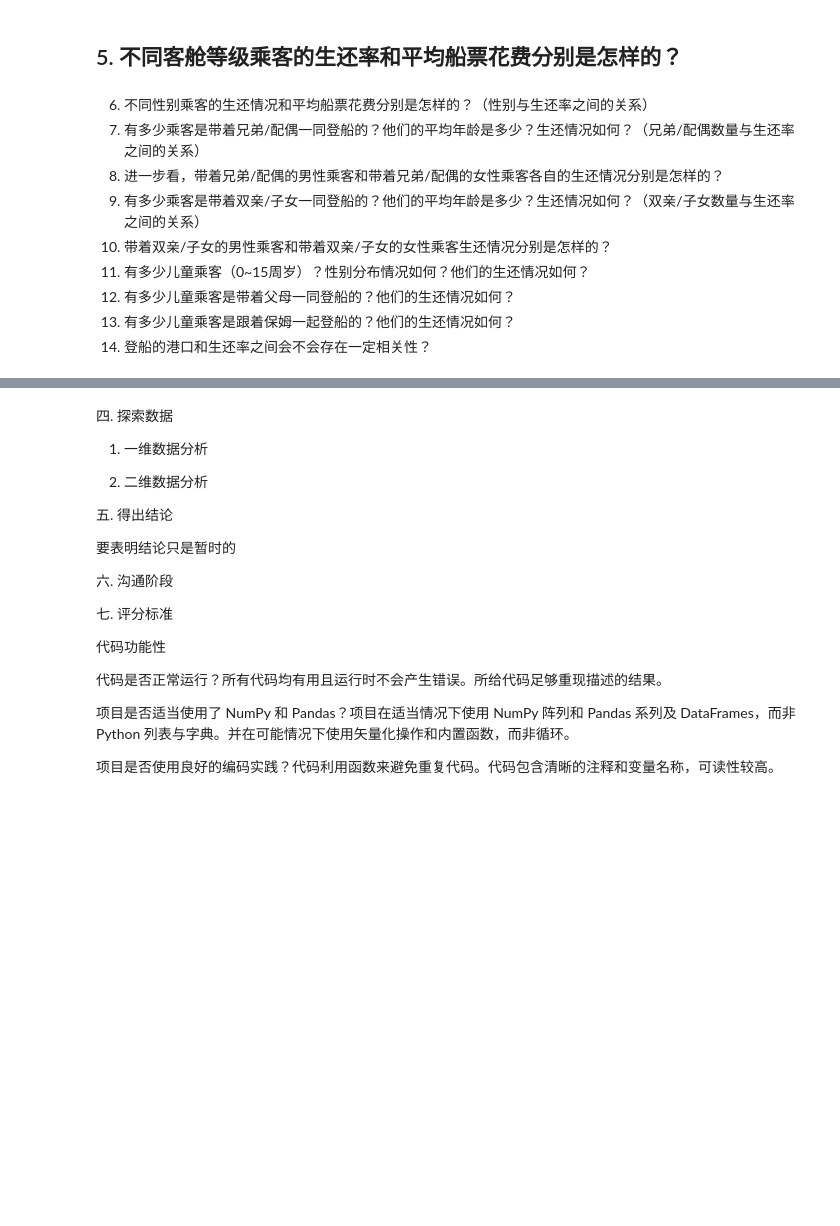
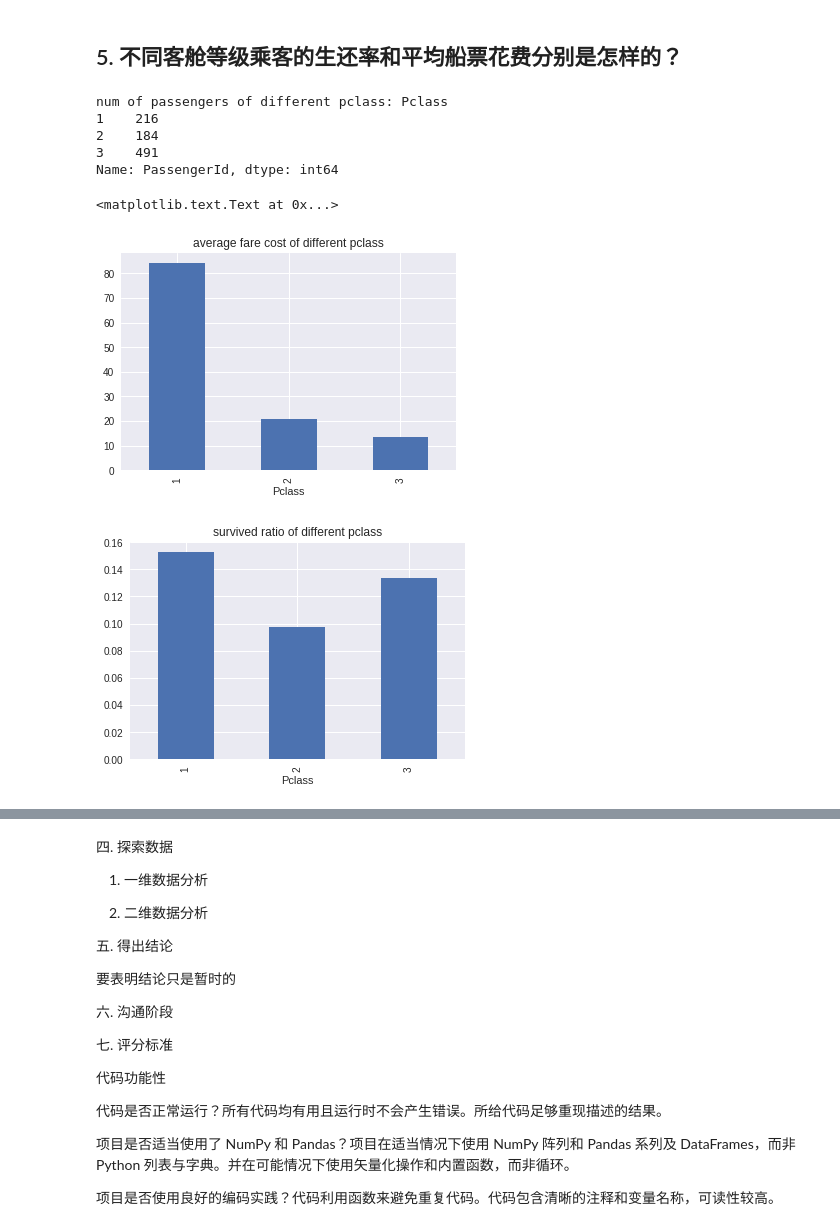
Before and after one commit to leesper/become-data-analyst, a Jupyter notebook: P2investigate_dataset/P2investivate_dataset.ipynb, the cells around one changed output, grey strips where cells are left out. Cells and saved outputs as stored; diff of their text form; code cells hidden in the pictures; blank space fills up the shorter version.

```diff
--- a/P2investigate_dataset/P2investivate_dataset.ipynb
+++ b/P2investigate_dataset/P2investivate_dataset.ipynb
@@ -235,14 +235,25 @@ num of passengers who spent fare <= 100: 838
 在这891名乘客中，绝大多数乘客（838名）船票花费不足100个货币单位。由于发现还有没花钱免费坐船的乘客，于是对这部分乘客比较好奇，打印了所有没有花钱买船票的乘客来观察他们，发现他们有几个共同点：1.没有带兄弟姐妹/配偶；2.没有带父母/子女；3.都是男性；4.绝大部分都已遇难，只有1人生还；5.登船地点都是Southampton。查了泰坦尼克号的资料，这艘游轮是**1912年4月10日从英国南安普顿**出发的，因此这些数据应该都是泰坦尼克号上的船员。
 # %% [markdown]
 ## 5. 不同客舱等级乘客的生还率和平均船票花费分别是怎样的？
-# %% [markdown]
-
-6. 不同性别乘客的生还情况和平均船票花费分别是怎样的？（性别与生还率之间的关系）
-7. 有多少乘客是带着兄弟/配偶一同登船的？他们的平均年龄是多少？生还情况如何？（兄弟/配偶数量与生还率之间的关系）
-8. 进一步看，带着兄弟/配偶的男性乘客和带着兄弟/配偶的女性乘客各自的生还情况分别是怎样的？
-9. 有多少乘客是带着双亲/子女一同登船的？他们的平均年龄是多少？生还情况如何？（双亲/子女数量与生还率之间的关系）
-10. 带着双亲/子女的男性乘客和带着双亲/子女的女性乘客生还情况分别是怎样的？
-11. 有多少儿童乘客（0~15周岁）？性别分布情况如何？他们的生还情况如何？
-12. 有多少儿童乘客是带着父母一同登船的？他们的生还情况如何？
-13. 有多少儿童乘客是跟着保姆一起登船的？他们的生还情况如何？
-14. 登船的港口和生还率之间会不会存在一定相关性？
+# %%
+passengers_grouped_pclass = titanic_df.groupby('Pclass')
+print('num of passengers of different pclass: {}'.format(passengers_grouped_pclass['PassengerId'].count()))
+
+mean_fare_cost_pclass = passengers_grouped_pclass['Fare'].sum() / passengers_grouped_pclass['PassengerId'].count()
+ax2 = mean_fare_cost_pclass.plot(kind='bar')
+ax2.set_title('average fare cost of different pclass')
+
+plt.figure()
+
+survived_ratio_pclass = passengers_grouped_pclass['Survived'].sum() / len(titanic_df)
+ax1 = survived_ratio_pclass.plot(kind='bar')
+ax1.set_title('survived ratio of different pclass')
+# %% [output]
+num of passengers of different pclass: Pclass
+1    216
+2    184
+3    491
+Name: PassengerId, dtype: int64
+<matplotlib.text.Text at 0x...>
+[figure, added]
+[figure, added]
```
Also changed, not shown: parts of 6 cells of this notebook.
